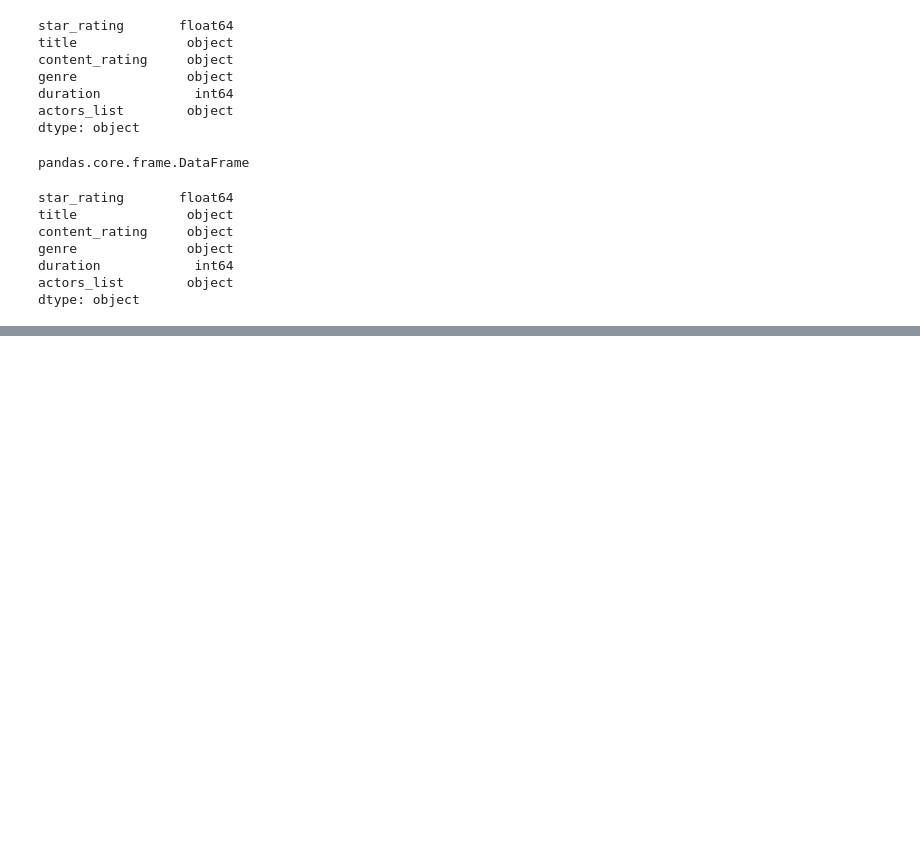
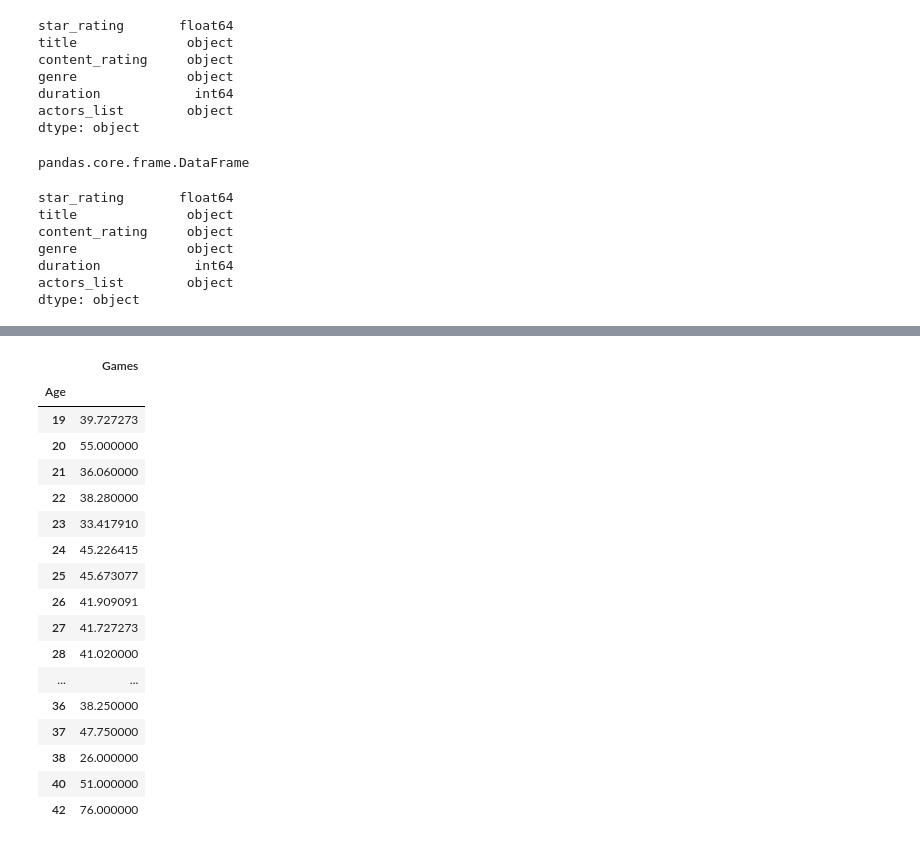
Before and after one commit to jpkeeton/2020Drills, a Jupyter notebook: PandasDrills.ipynb, the cells around one changed output, grey strips where cells are left out. Cells and saved outputs as stored; diff of their text form; code cells hidden in the pictures; blank space fills up the shorter version.

```diff
--- a/PandasDrills.ipynb
+++ b/PandasDrills.ipynb
@@ -213,3 +212,29 @@ nbaStats.describe(include=['object'])
 | freq | 316 | 110 | 28 | 3 |
 # %%
 #hit shift + tab inside the parentheses to see the arguments
+# %%
+#working from http://localhost:8888/notebooks/Desktop/PythonProjects/Udemy_Master%20Data%20Analysis%20with%20Python%20-%20Intro%20to%20Pandas/UdemyIntroToPandas.ipynb
+# use group by, sex is a column and charges is a column in my 'college' dataset
+# ins.groupby('sex').agg({'charges' : 'mean'}).round(-3)
+# so just use a couple from the nba bit
+nbaStats.groupby('Age').agg({'Games' : 'mean'})
+# so this is showing mean age by games? not sure how useful that is
+# %% [output]
+|  | Games |
+| Age |  |
+| 19 | 39.727273 |
+| 20 | 55.000000 |
+| 21 | 36.060000 |
+| 22 | 38.280000 |
+| 23 | 33.417910 |
+| 24 | 45.226415 |
+| 25 | 45.673077 |
+| 26 | 41.909091 |
+| 27 | 41.727273 |
+| 28 | 41.020000 |
+| ... | ... |
+| 36 | 38.250000 |
+| 37 | 47.750000 |
+| 38 | 26.000000 |
+| 40 | 51.000000 |
+| 42 | 76.000000 |
```
Also changed, not shown: parts of 5 cells of this notebook, 3 other files.
